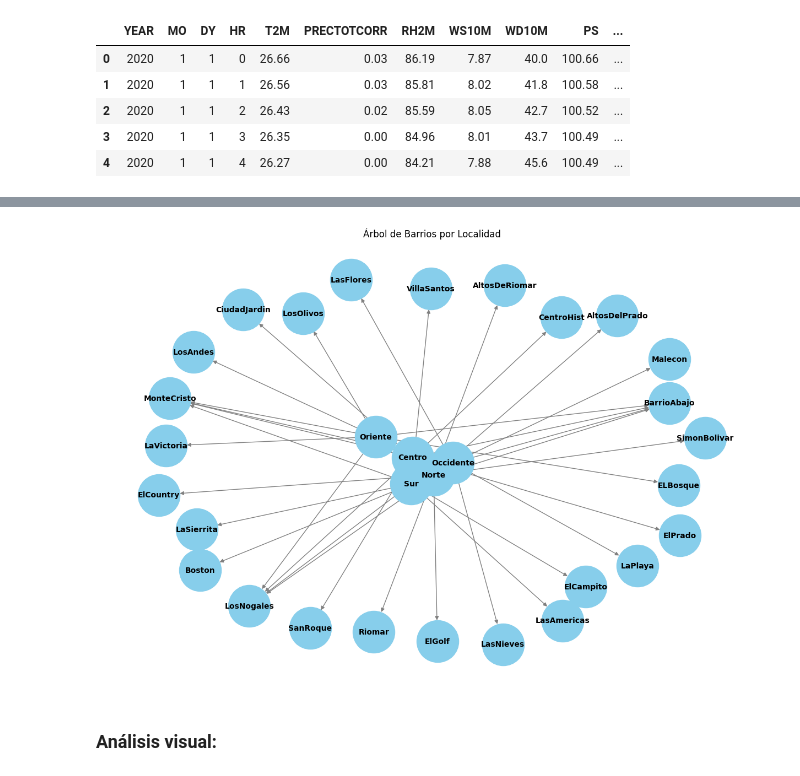
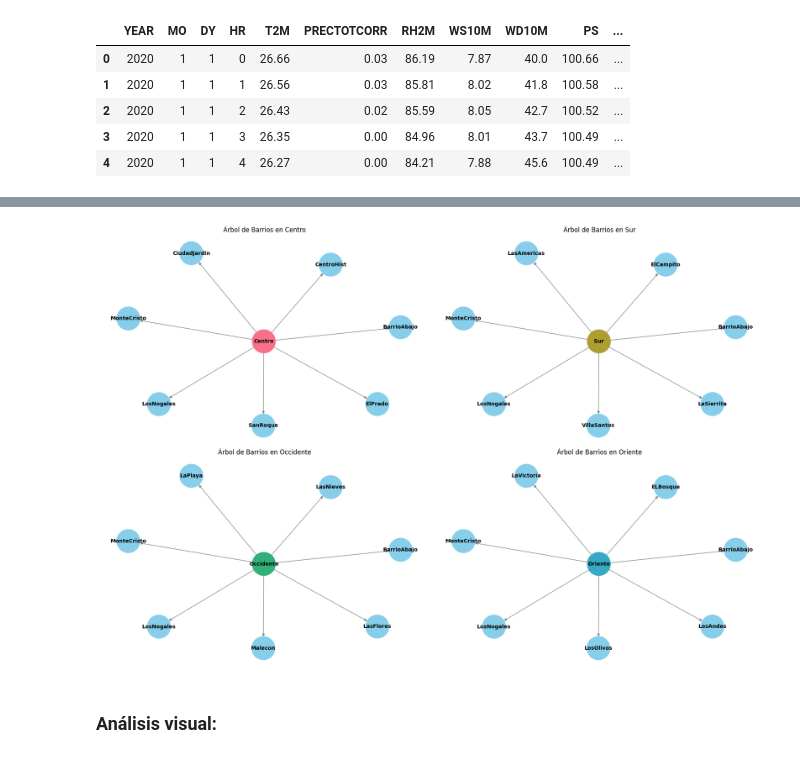
Before and after one commit to YisusParker/Machine-Learning-py, a Jupyter notebook: main.ipynb, the cells around one changed output, grey strips where cells are left out. Saved outputs shown, nothing was run; the diff lists cells and outputs as text; code cells hidden in the pictures.

```diff
--- a/main.ipynb
+++ b/main.ipynb
@@ -341,11 +341,3 @@ round(df_cleaned.describe(),2)
 | 50% | 2022.00 | 7.00 | 16.00 | 12.00 | 27.93 | 71.73 | 3.13 | 5.41 | 42.00 | 100.54 | ... |
 | 75% | 2023.00 | 10.00 | 23.00 | 17.50 | 29.46 | 86.14 | 73.71 | 6.97 | 57.20 | 100.66 | ... |
 | max | 2025.00 | 12.00 | 31.00 | 23.00 | 35.36 | 684.23 | 684.23 | 11.72 | 359.80 | 101.27 | ... |
-# %%
-# Filtrar los barrios que están en la localidad "Estratégico"
-barrios_estrategico = df_cleaned[df_cleaned['LOCALITY'] == 'Estratégico']['NBHD'].unique()
-
-# Imprimir los barrios
-print("Barrios en la localidad Estratégico:")
-for barrio in barrios_estrategico:
-    print(barrio)
@@ -381,0 +386,12 @@ df.to_csv('data_modified.csv', index=False)
+# %%
+numeric_colss = df_cleaned_limits.select_dtypes(include=['number']).columns
+
+# Crear un boxplot para cada variable numérica
+plt.figure(figsize=(15, 10))
+for i, col in enumerate(numeric_cols, 1):
+    plt.subplot(4, 5, i)  # Ajusta el número de filas y columnas según la cantidad de variables
+    sns.boxplot(data=df_cleaned_limits, x=col)
+    plt.title(f'Boxplot de {col}')
+
+plt.tight_layout()
+plt.show()
@@ -382,23 +403,32 @@ df.to_csv('data_modified.csv', index=False)
 # %%
-# Crear un grafo vacío
-G = nx.DiGraph()
+# Crear una figura con 4 subplots (2x2)
+fig, axes = plt.subplots(2, 2, figsize=(18, 12))
 
-# Añadir nodos y aristas al grafo
-for localidad in df_cleaned['LOCALITY'].unique():
-    G.add_node(localidad)
+# Iterar sobre las localidades y crear un gráfico para cada una
+for i, localidad in enumerate(localidades[:4]):  # Limitar a las primeras 4 localidades
+    ax = axes[i//2, i%2]
+    # Crear un grafo vacío para la localidad actual
+    G_localidad = nx.DiGraph()
+
+    # Añadir nodos y aristas al grafo
+    G_localidad.add_node(localidad)
     barrios = df_cleaned[df_cleaned['LOCALITY'] == localidad]['NBHD'].unique()
     for barrio in barrios:
-        G.add_node(barrio)
-        G.add_edge(localidad, barrio)
+        G_localidad.add_node(barrio)
+        G_localidad.add_edge(localidad, barrio)
 
-# Dibujar el grafo
-plt.figure(figsize=(12, 8))
-pos = nx.spring_layout(G, seed=42, k=0.5)  # Ajustar el parámetro k para espaciar los nodos
-nx.draw(G, pos, with_labels=True, node_size=3000, node_color="skyblue", font_size=10, font_weight="bold", edge_color="gray")
-plt.title("Árbol de Barrios por Localidad")
+    # Asignar colores a los nodos
+    node_colors = [color_map[localidad] if node == localidad else 'skyblue' for node in G_localidad.nodes()]
+
+    # Dibujar el grafo
+    pos = nx.spring_layout(G_localidad, seed=42, k=0.5)  # Ajustar el parámetro k para espaciar los nodos
+    nx.draw(G_localidad, pos, with_labels=True, node_size=2000, node_color=node_colors, font_size=10, font_weight="bold", edge_color="gray", ax=ax)
+    ax.set_title(f"Árbol de Barrios en {localidad}")
+
+plt.tight_layout()
 plt.show()
 # %% [output]
-[figure, old version]
+[figure, new version]
 # %% [markdown]
 ### **Análisis visual:**
 # %% [markdown]
```
Also changed, not shown: parts of 17 cells of this notebook.
